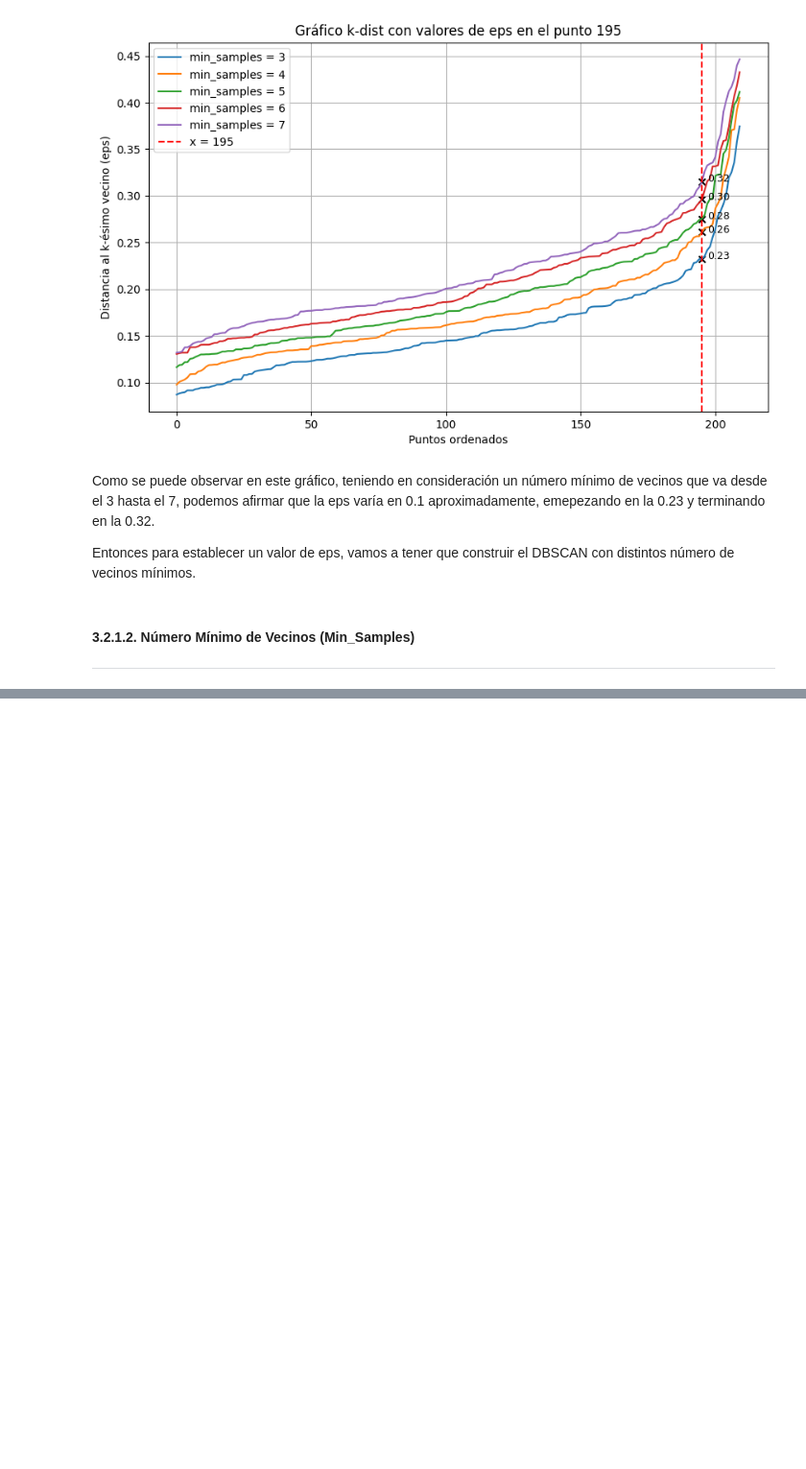
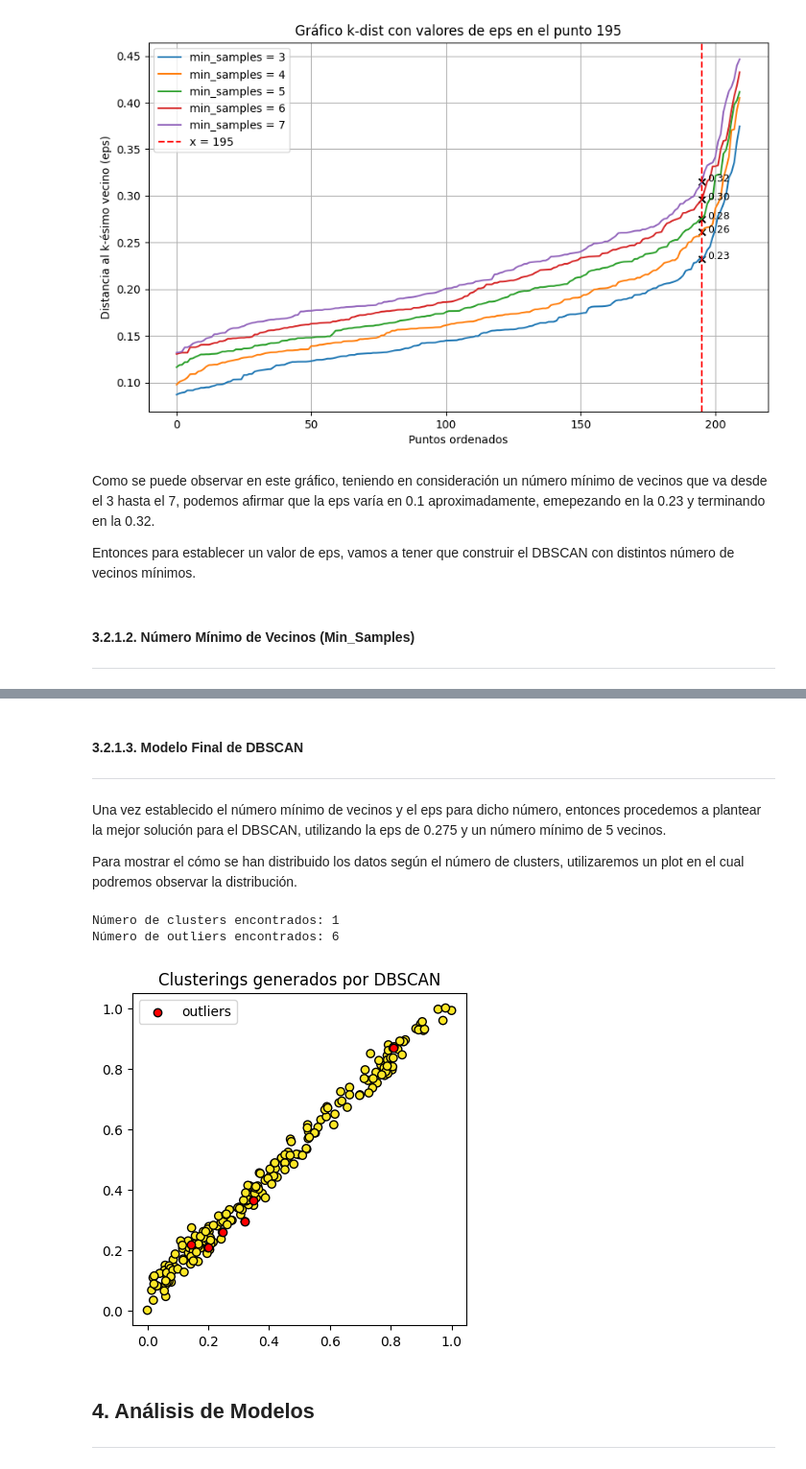
Before and after one commit to 100477706/Proyecto2_Aprendizaje, a Jupyter notebook: Clustering_27.ipynb, the cells around one changed output, grey strips where cells are left out. Shown at 96% size. Drawn from its saved outputs; the diff is of its cells as text; code cells hidden in the pictures; blank space fills up the shorter version.

Commit message:
DBSCAN

```diff
--- a/Clustering_27.ipynb
+++ b/Clustering_27.ipynb
@@ -711,6 +711,9 @@ Mediante el ajuste de este valor nosotros buscamos definir la distancia máxima
 
 Para ello, vamos a realizar una gráfica que define la distancia que debe tener los vecinos con respecto a los puntos y vamos a marcar el punto donde se pueda visualizar un aumento exponencial de la distancia con respecto a los puntos (Punto de Codo).
 # %%
+scaler = MinMaxScaler()
+X_scaled = scaler.fit_transform(X)
+
 # Definimos el número de muestras
 min_samples = 5
 
@@ -787,0 +795,61 @@ Entonces para establecer un valor de eps, vamos a tener que construir el DBSCAN
+# %% [markdown]
+####  **3.2.1.3. Modelo Final de DBSCAN**
+
+---
+# %% [markdown]
+Una vez establecido el número mínimo de vecinos y el eps para dicho número, entonces procedemos a plantear la mejor solución para el DBSCAN, utilizando la eps de 0.275 y un número mínimo de 5 vecinos.
+
+Para mostrar el cómo se han distribuido los datos según el número de clusters, utilizaremos un plot en el cual podremos observar la distribución.
+# %%
+# Modelo
+# ==============================================================================
+modelo_dbscan = DBSCAN(
+    eps          = 0.275,
+    min_samples  = 5,
+    metric       = 'euclidean',
+)
+
+modelo_dbscan.fit(X=X_scaled)
+
+# Clasificación
+# ==============================================================================
+labels = modelo_dbscan.labels_
+
+fig, ax = plt.subplots(1, 1, figsize=(4.5, 4.5))
+
+ax.scatter(
+    x = X_scaled[:, 0],
+    y = X_scaled[:, 1],
+    c = labels,
+    marker    = 'o',
+    edgecolor = 'black'
+)
+
+# Los outliers se identifican con el label -1
+ax.scatter(
+    x = X_scaled[labels == -1, 0],
+    y = X_scaled[labels == -1, 1],
+    c = 'red',
+    marker    = 'o',
+    edgecolor = 'black',
+    label = 'outliers'
+)
+
+ax.legend()
+ax.set_title('Clusterings generados por DBSCAN')
+
+# Número de clusters y observaciones "outliers"
+# ==============================================================================
+n_clusters = len(set(labels)) - (1 if -1 in labels else 0)
+n_noise    = list(labels).count(-1)
+
+print(f'Número de clusters encontrados: {n_clusters}')
+print(f'Número de outliers encontrados: {n_noise}')
+# %% [output]
+Número de clusters encontrados: 1
+Número de outliers encontrados: 6
+[figure, added]
+# %% [markdown]
+## **4. Análisis de Modelos**
+
+---
```
Also changed, not shown: parts of 1 cell of this notebook.
